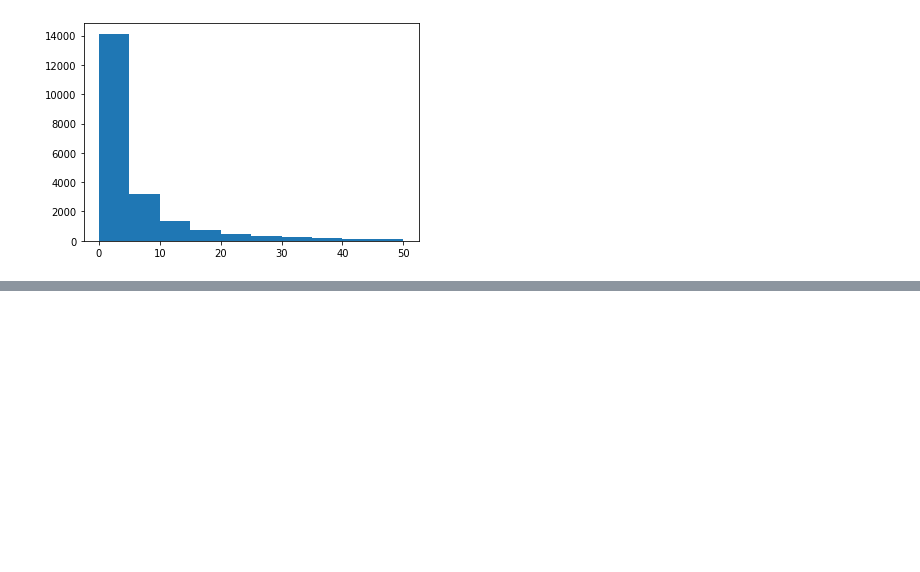
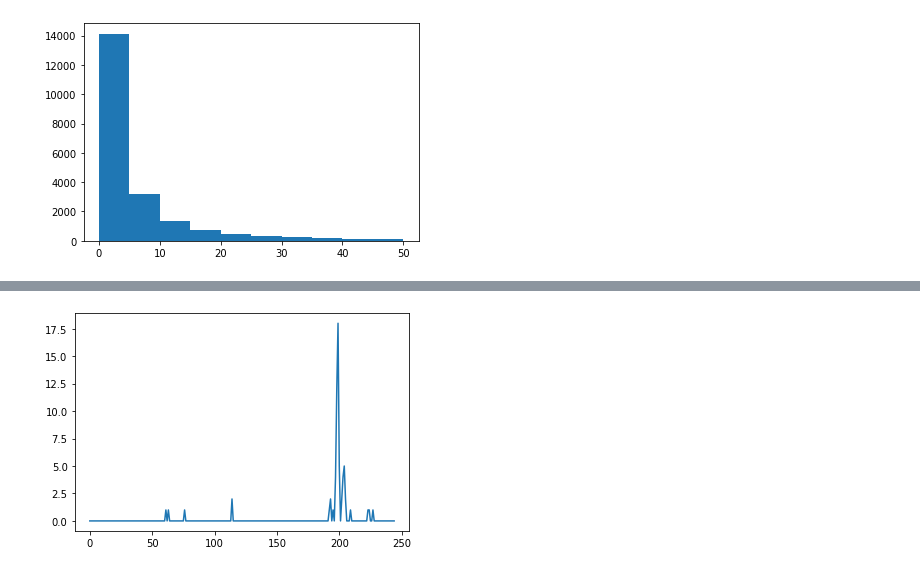
Before and after one commit to zcalhoun/wildfire, a Jupyter notebook: notebooks/larger-query.ipynb, the cells around one changed output, grey strips where cells are left out. Cells and saved outputs as stored; diff of their text form; code cells hidden in the pictures; blank space fills up the shorter version.

```diff
--- a/notebooks/larger-query.ipynb
+++ b/notebooks/larger-query.ipynb
@@ -169,0 +196,9 @@ tf_feature_names = tf.get_feature_names_out()
+# %%
+def plot_word_freq(word, cv, term_freq):
+    (idx,), = np.where(cv.get_feature_names_out()==word)
+    w = term_freq[:,idx].todense().flatten().tolist()[0]
+    plt.plot(range(0,len(w)), w)
+    plt.show()
+plot_word_freq("aqi", cv, term_freq)
+# %% [output]
+[figure, added]
```
Also changed, not shown: parts of 16 cells of this notebook, 6 other files.
